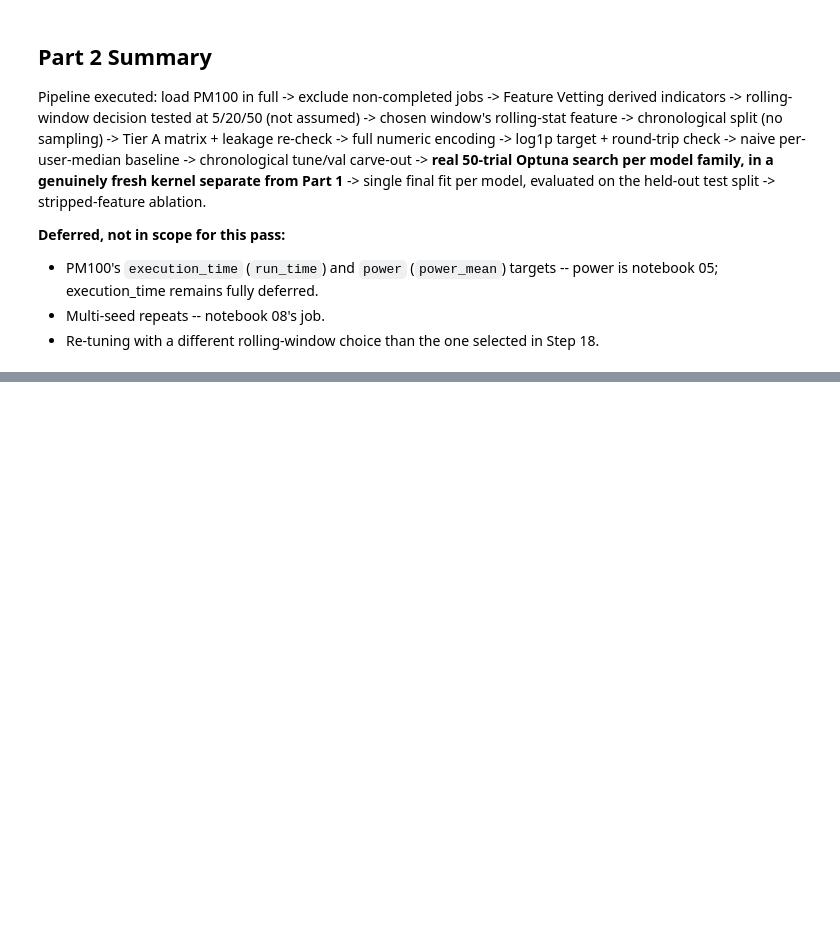
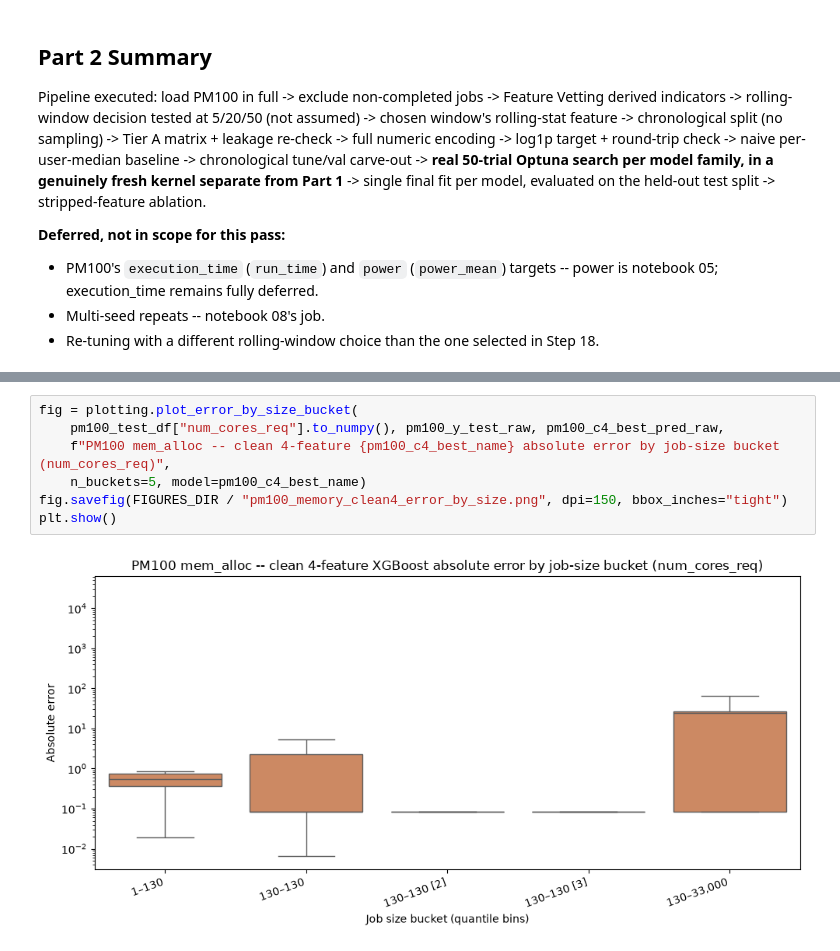
Before and after one commit to Tituz175/hpc-dl-enhanced, a Jupyter notebook: notebooks/05b_classical_ml_memory.ipynb, the cells around one changed output, grey strips where cells are left out. Drawn from its saved outputs; the diff is of its cells as text; blank space fills up the shorter version.

```diff
--- a/notebooks/05b_classical_ml_memory.ipynb
+++ b/notebooks/05b_classical_ml_memory.ipynb
@@ -1072,0 +1252,9 @@ Pipeline executed: load PM100 in full -> exclude non-completed jobs -> Feature V
+# %%
+fig = plotting.plot_error_by_size_bucket(
+    pm100_test_df["num_cores_req"].to_numpy(), pm100_y_test_raw, pm100_c4_best_pred_raw,
+    f"PM100 mem_alloc -- clean 4-feature {pm100_c4_best_name} absolute error by job-size bucket (num_cores_req)",
+    n_buckets=5, model=pm100_c4_best_name)
+fig.savefig(FIGURES_DIR / "pm100_memory_clean4_error_by_size.png", dpi=150, bbox_inches="tight")
+plt.show()
+# %% [output]
+[figure, added]
```
Also changed, not shown: parts of 16 cells of this notebook, 9 other files.
